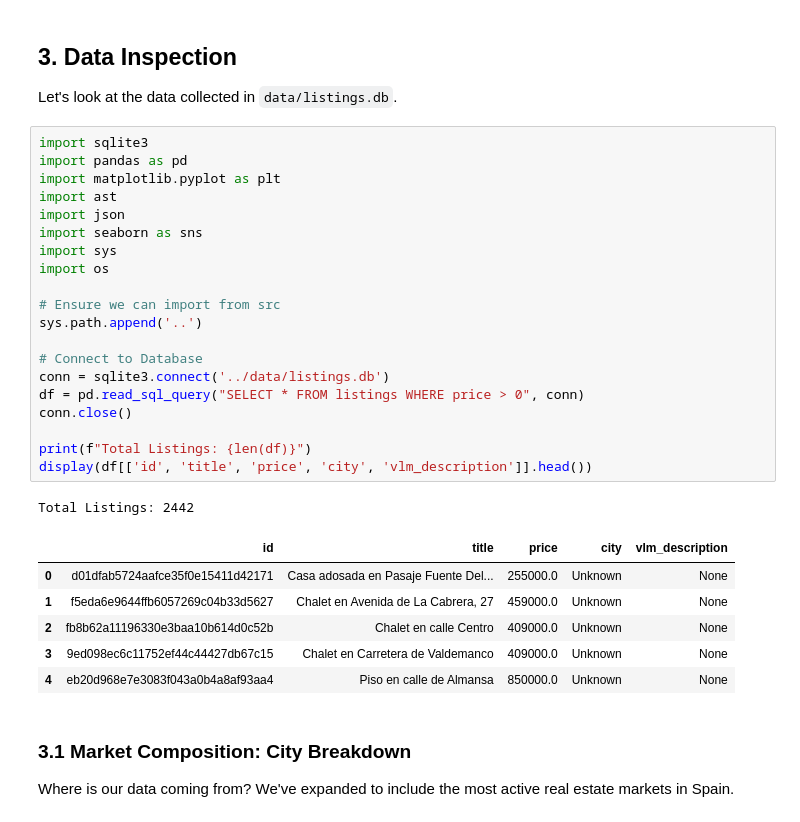
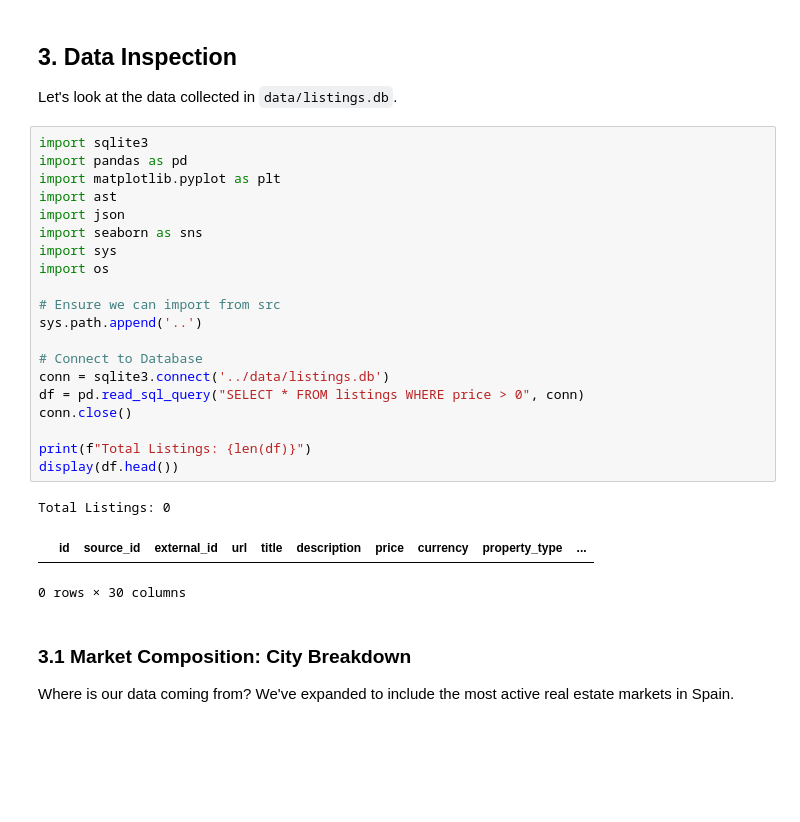
Before and after one commit to Nirtzur0/PropertyScanner, a Jupyter notebook: notebooks/project_overview.ipynb, the cells around one changed output. Saved outputs shown, nothing was run; the diff lists cells and outputs as text; blank space fills up the shorter version.

```diff
--- a/notebooks/project_overview.ipynb
+++ b/notebooks/project_overview.ipynb
@@ -22,31 +22,27 @@ Let's look at the data collected in `data/listings.db`.
 # %%
 import sqlite3
 import pandas as pd
 import matplotlib.pyplot as plt
 import ast
 import json
 import seaborn as sns
 import sys
 import os
 
 # Ensure we can import from src
 sys.path.append('..')
 
 # Connect to Database
 conn = sqlite3.connect('../data/listings.db')
 df = pd.read_sql_query("SELECT * FROM listings WHERE price > 0", conn)
 conn.close()
 
 print(f"Total Listings: {len(df)}")
-display(df[['id', 'title', 'price', 'city', 'vlm_description']].head())
+display(df.head())
 # %% [output]
-Total Listings: 2442
+Total Listings: 0
-|  | id | title | price | city | vlm_description |
-| 0 | d01dfab5724aafce35f0e15411d42171 | Casa adosada en Pasaje Fuente Del... | 255000.0 | Unknown | None |
-| 1 | f5eda6e9644ffb6057269c04b33d5627 | Chalet en Avenida de La Cabrera, 27 | 459000.0 | Unknown | None |
-| 2 | fb8b62a11196330e3baa10b614d0c52b | Chalet en calle Centro | 409000.0 | Unknown | None |
-| 3 | 9ed098ec6c11752ef44c44427db67c15 | Chalet en Carretera de Valdemanco | 409000.0 | Unknown | None |
-| 4 | eb20d968e7e3083f043a0b4a8af93aa4 | Piso en calle de Almansa | 850000.0 | Unknown | None |
+|  | id | source_id | external_id | url | title | description | price | currency | property_type | ... |
+0 rows × 30 columns
 # %% [markdown]
 ### 3.1 Market Composition: City Breakdown
 Where is our data coming from? We've expanded to include the most active real estate markets in Spain.
```
Also changed, not shown: parts of 8 cells of this notebook, 41 other files.
